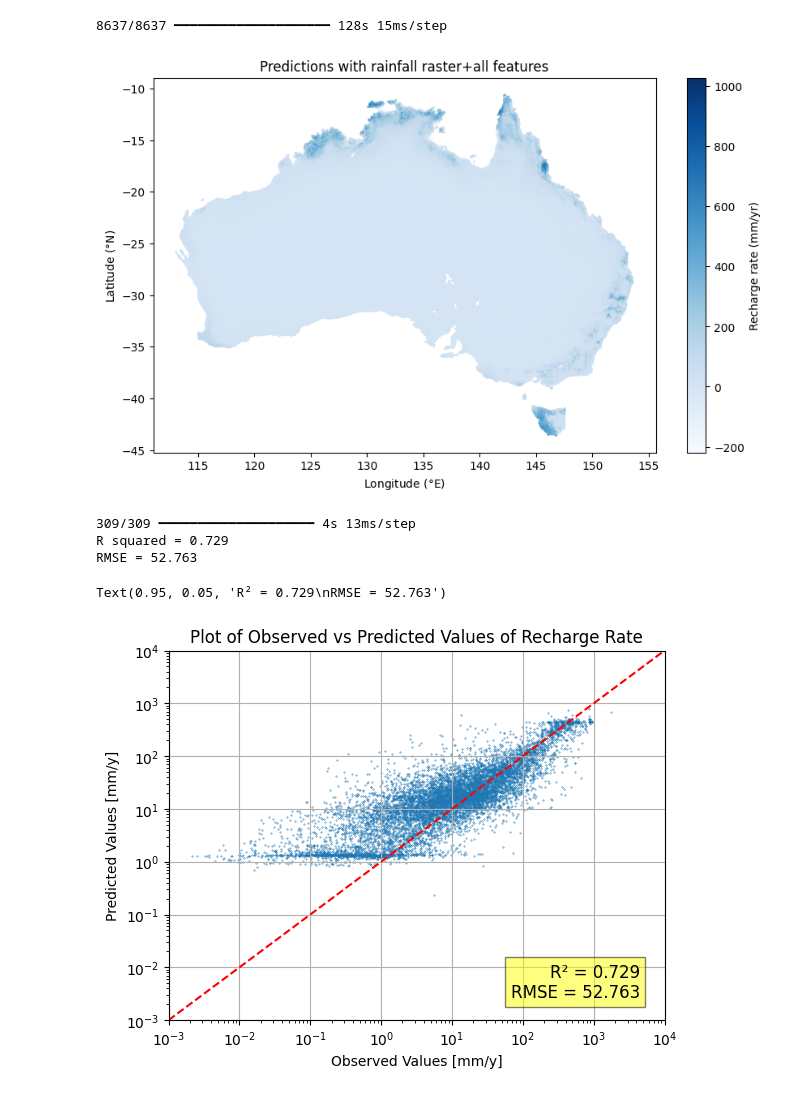
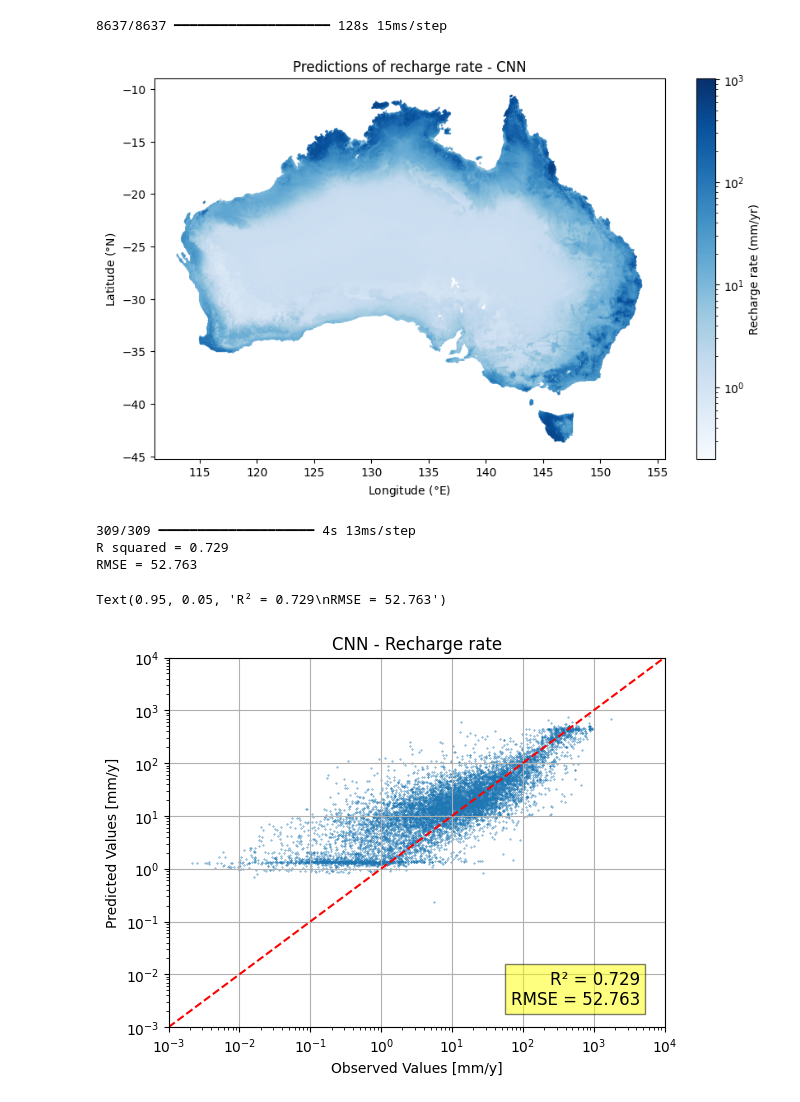
Before and after one commit to Roseparsley8972/CEGM2003-Water, a Jupyter notebook: New model/CNN_from_R/CNN_final.ipynb, the cells around one changed output. Cells and saved outputs as stored; diff of their text form; code cells hidden in the pictures.

Commit message:
updated the plots

```diff
--- a/New model/CNN_from_R/CNN_final.ipynb
+++ b/New model/CNN_from_R/CNN_final.ipynb
@@ -465,23 +465,23 @@ predictions_australia = model.predict(x_aus)
 # %%
 import matplotlib.pyplot as plt
 
 # Extract latitude and longitude
 latitudes = x_aus_loc['lat']
 longitudes = x_aus_loc['lon']
 
 # Flatten the predictions to match the lat/lon pairs
 predictions_flat = predictions_australia.flatten()
 
 # Create the plot
 plt.figure(figsize=(10, 6))
-sc = plt.scatter(longitudes, latitudes, s=0.1, c=predictions_flat, cmap='Blues')
+sc = plt.scatter(longitudes, latitudes, s=0.1, c=predictions_flat, cmap='Blues' , norm=LogNorm())
 plt.colorbar(sc, label='Recharge rate (mm/yr)')
 plt.xlabel('Longitude ($\degree$E)')
 plt.ylabel('Latitude ($\degree$N)')
-plt.title('Predictions with rainfall raster+all features')
+plt.title('Predictions of recharge rate - CNN')
 plt.show()
 # %% [output]
-[figure, old version]
+[figure, new version]
 # %%
 # Create a DataFrame with the required columns
 predictions_df = pd.DataFrame({
@@ -509,7 +509,7 @@ plt.scatter(holdout['obs'], holdout['preds'], s=0.1)
 plt.grid()
 plt.xscale('log')
 plt.yscale('log')
-plt.title('Plot of Observed vs Predicted Values of Recharge Rate')
+plt.title('CNN - Recharge rate')
 
 # Plot the line with the same limits
 plt.plot([1e-3, 1e4], [1e-3, 1e4], color='red', linestyle='--')
@@ -525,4 +525,4 @@ plt.text(0.95, 0.05, f'R² = {round(r2_score(holdout["obs"], holdout["preds"]),
          bbox=dict(facecolor='yellow', alpha=0.5))
 # %% [output]
 Text(0.95, 0.05, 'R² = 0.729\nRMSE = 52.763')
-[figure, old version]
+[figure, new version]
```
